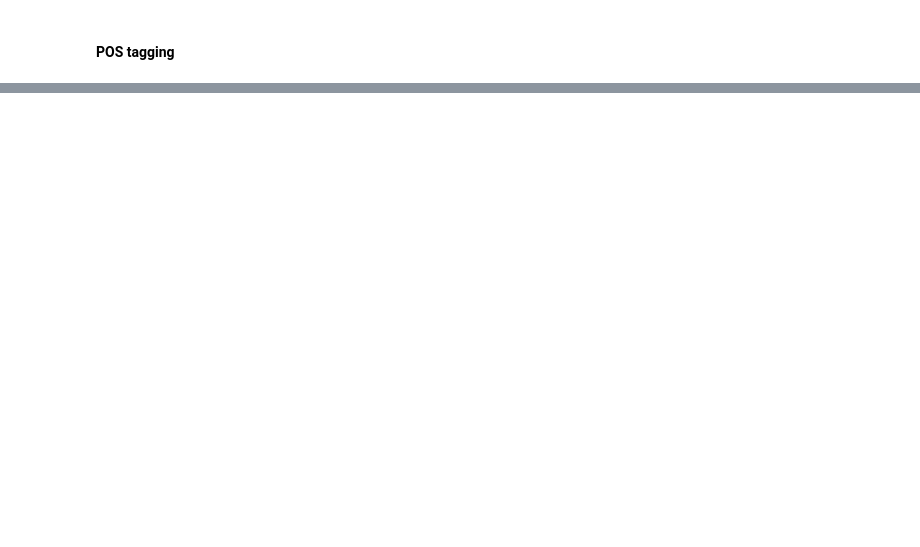
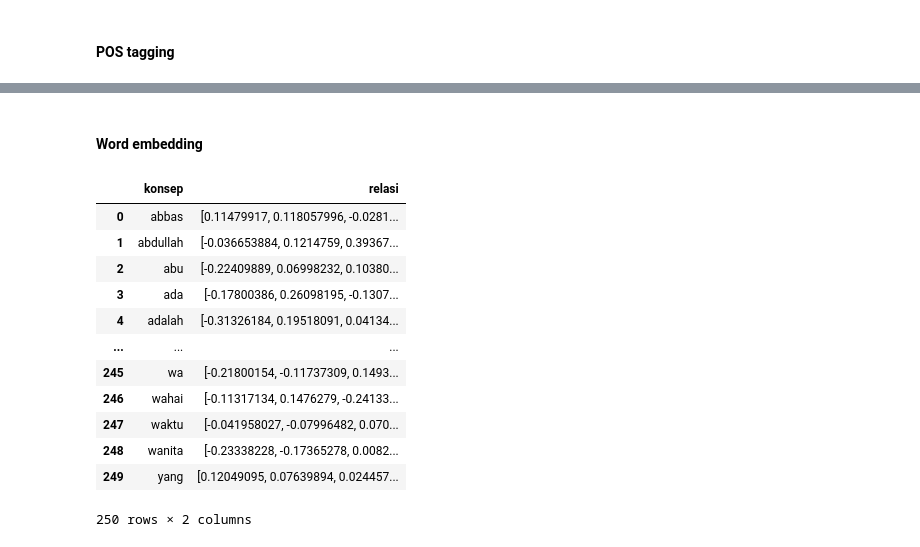
Before and after one commit to arifmuzayyan/OntologiHadis, a Jupyter notebook: src/main.ipynb, the cells around one changed output, grey strips where cells are left out. Cells and saved outputs as stored; diff of their text form; code cells hidden in the pictures; blank space fills up the shorter version.

```diff
--- a/src/main.ipynb
+++ b/src/main.ipynb
@@ -172,0 +164,11 @@ df_bukhari['POS tag'].loc[df_bukhari['Terjemahan'].str.len().idxmin()]
+# %%
+from sklearn.feature_extraction.text import TfidfVectorizer
+
+vectorizer = TfidfVectorizer(max_features=250)
+tfidf = vectorizer.fit_transform(df_bukhari['Praproses'])
+
+df_ontologi = pd.DataFrame(vectorizer.get_feature_names_out(), columns=['konsep'])
+
+print(df_ontologi['konsep'])
+print("TF-IDF Matrix: ")
+print(tfidf.toarray())
@@ -172,0 +196,2 @@ df_bukhari['POS tag'].loc[df_bukhari['Terjemahan'].str.len().idxmin()]
+# %% [markdown]
+#### Word embedding
@@ -172,0 +213,21 @@ df_bukhari['POS tag'].loc[df_bukhari['Terjemahan'].str.len().idxmin()]
+# %%
+def word_embedding(text):
+    loaded_model = Word2Vec.load("skipgram_model.model")
+    return(loaded_model.wv[text])
+
+df_ontologi['relasi'] = df_ontologi['konsep'].apply(word_embedding)
+df_ontologi
+# %% [output]
+|  | konsep | relasi |
+| 0 | abbas | [0.11479917, 0.118057996, -0.0281... |
+| 1 | abdullah | [-0.036653884, 0.1214759, 0.39367... |
+| 2 | abu | [-0.22409889, 0.06998232, 0.10380... |
+| 3 | ada | [-0.17800386, 0.26098195, -0.1307... |
+| 4 | adalah | [-0.31326184, 0.19518091, 0.04134... |
+| ... | ... | ... |
+| 245 | wa | [-0.21800154, -0.11737309, 0.1493... |
+| 246 | wahai | [-0.11317134, 0.1476279, -0.24133... |
+| 247 | waktu | [-0.041958027, -0.07996482, 0.070... |
+| 248 | wanita | [-0.23338228, -0.17365278, 0.0082... |
+| 249 | yang | [0.12049095, 0.07639894, 0.024457... |
+250 rows × 2 columns
```
Also changed, not shown: parts of 15 cells of this notebook, 2 other files.
